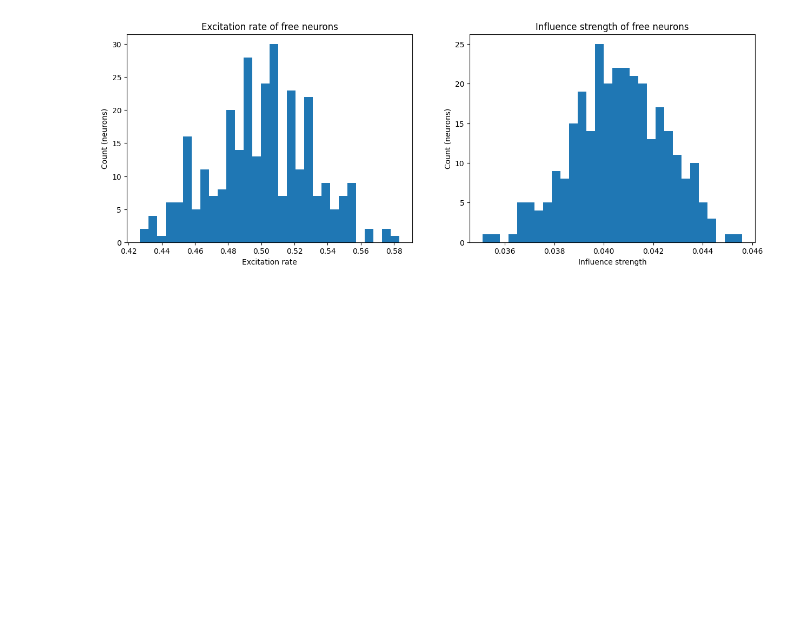
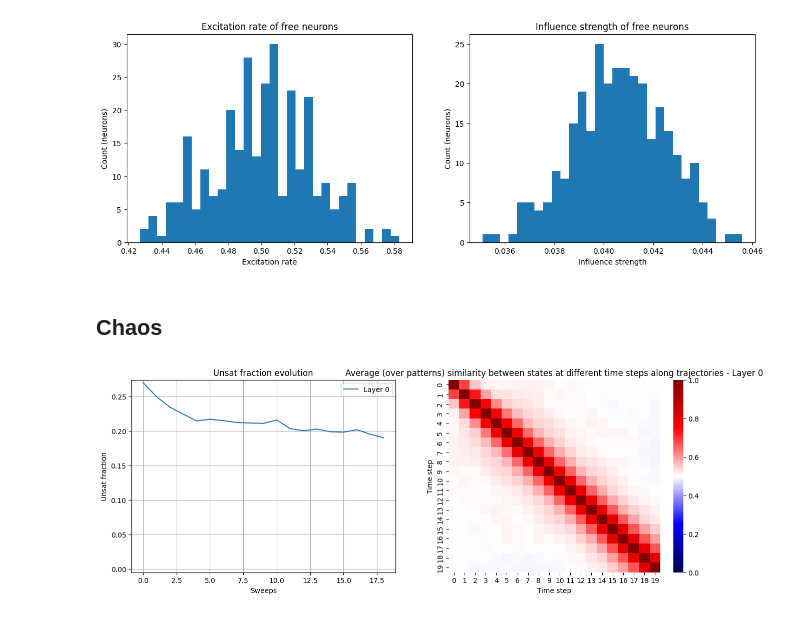
Before and after one commit to mattia-scardecchia/Biological-Learning, a Jupyter notebook: notebooks/mnist.ipynb, the cells around one changed output. Cells and saved outputs as stored; diff of their text form; code cells hidden in the pictures; blank space fills up the shorter version.

Commit message:
feat: symmetricity and chaos

```diff
--- a/notebooks/mnist.ipynb
+++ b/notebooks/mnist.ipynb
@@ -1753,3 +1781,5 @@ ax.set_title("Influence strength of free neurons")
 plt.show()
 # %% [output]
 [figure]
+# %% [markdown]
+## Chaos
@@ -1755,0 +1878,13 @@ plt.show()
+# %%
+B = 32
+mode = "noisy_zeros"
+# %%
+x = torch.zeros((B, N))
+y = torch.zeros((B, C))
+state = model.initialize_state(x, y, mode)
+states, unsats = handler.relaxation_trajectory(
+    x, y, max_sweeps, ignore_right=4, state=state
+)
+plot_trajectory(states, unsats)
+# %% [output]
+[figure, added]
```
Also changed, not shown: parts of 35 cells of this notebook, 1 other file.
